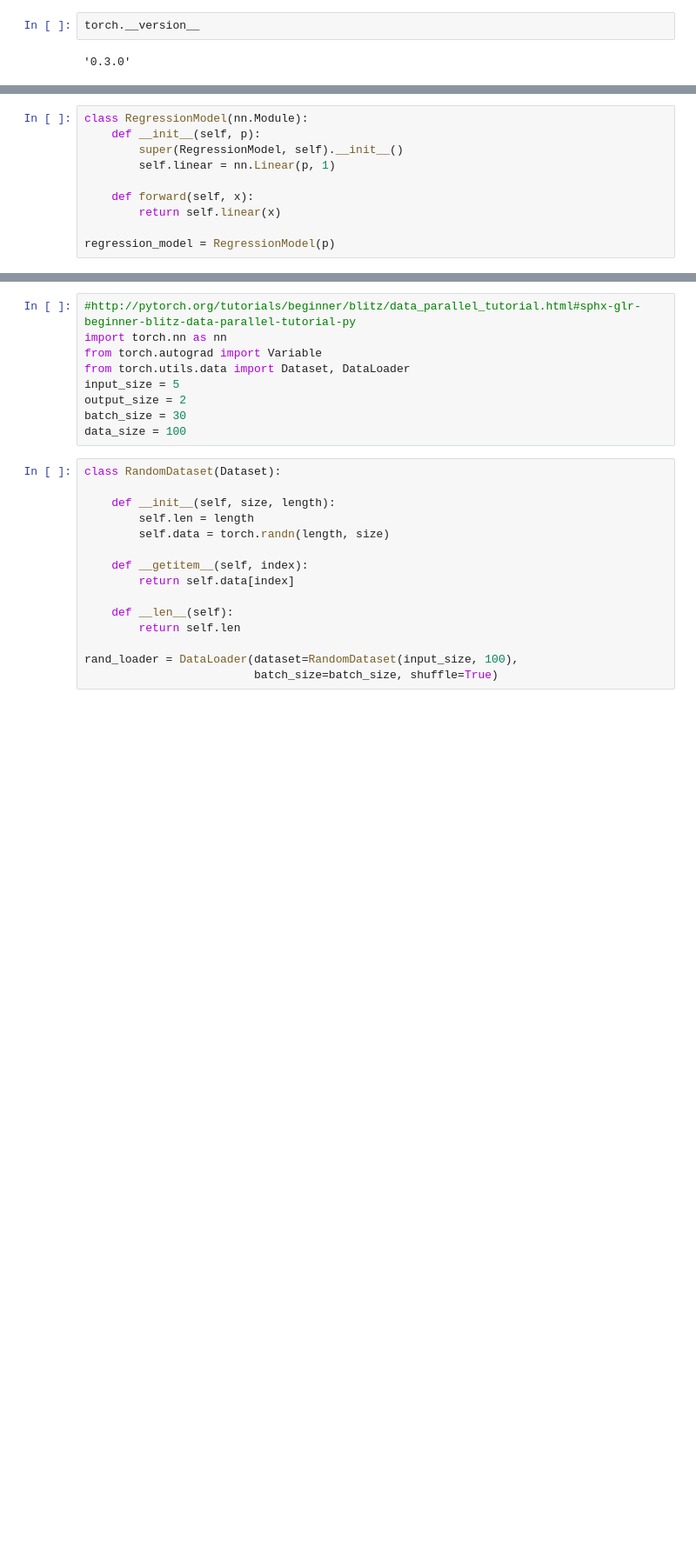
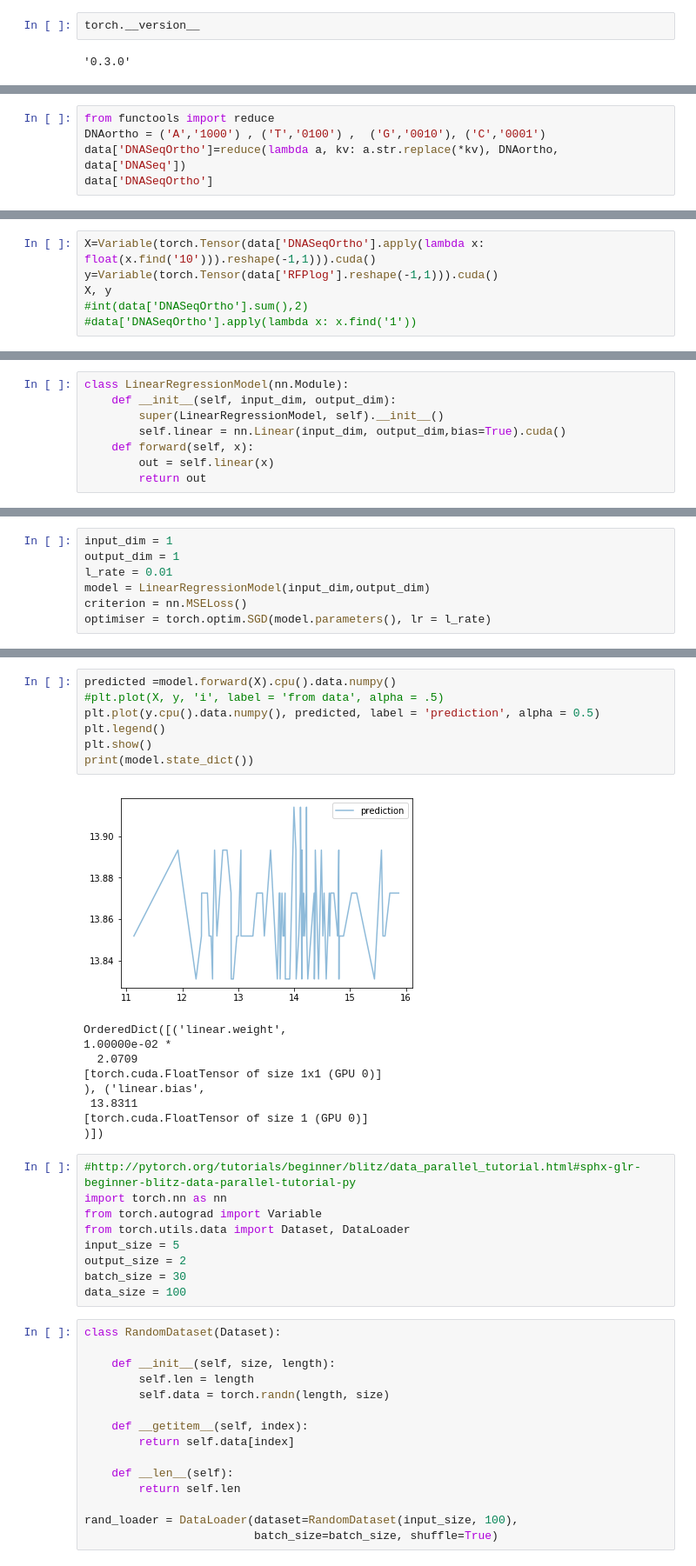
Before and after one commit to animesh/notebooks, a Jupyter notebook: controlUTRexpression.ipynb, the cells around one changed output, grey strips where cells are left out. Shown at 87% size. Cells and saved outputs as stored; diff of their text form; blank space fills up the shorter version.

```diff
--- a/controlUTRexpression.ipynb
+++ b/controlUTRexpression.ipynb
@@ -100,0 +77,5 @@ def build_linear_dataset(N, noise_std=0.1):
+# %%
+from functools import reduce
+DNAortho = ('A','1000') , ('T','0100') ,  ('G','0010'), ('C','0001')
+data['DNASeqOrtho']=reduce(lambda a, kv: a.str.replace(*kv), DNAortho, data['DNASeq'])
+data['DNASeqOrtho']
@@ -100,0 +100,6 @@ def build_linear_dataset(N, noise_std=0.1):
+# %%
+X=Variable(torch.Tensor(data['DNASeqOrtho'].apply(lambda x: float(x.find('10'))).reshape(-1,1))).cuda()
+y=Variable(torch.Tensor(data['RFPlog'].reshape(-1,1))).cuda()
+X, y
+#int(data['DNASeqOrtho'].sum(),2)
+#data['DNASeqOrtho'].apply(lambda x: x.find('1'))
@@ -101,10 +124,8 @@ def build_linear_dataset(N, noise_std=0.1):
 # %%
-class RegressionModel(nn.Module):
-    def __init__(self, p):
-        super(RegressionModel, self).__init__()
-        self.linear = nn.Linear(p, 1)
-
+class LinearRegressionModel(nn.Module):
+    def __init__(self, input_dim, output_dim):
+        super(LinearRegressionModel, self).__init__()
+        self.linear = nn.Linear(input_dim, output_dim,bias=True).cuda()
     def forward(self, x):
-        return self.linear(x)
-
-regression_model = RegressionModel(p)
+        out = self.linear(x)
+        return out
@@ -153,0 +132,7 @@ linear.bias: 1.073
+# %%
+input_dim = 1
+output_dim = 1
+l_rate = 0.01
+model = LinearRegressionModel(input_dim,output_dim)
+criterion = nn.MSELoss()
+optimiser = torch.optim.SGD(model.parameters(), lr = l_rate)
@@ -154,3 +167,20 @@ linear.bias: 1.073
+# %%
+predicted =model.forward(X).cpu().data.numpy()
+#plt.plot(X, y, 'i', label = 'from data', alpha = .5)
+plt.plot(y.cpu().data.numpy(), predicted, label = 'prediction', alpha = 0.5)
+plt.legend()
+plt.show()
+print(model.state_dict())
+# %% [output]
+[figure, added]
+OrderedDict([('linear.weight',
+1.00000e-02 *
+  2.0709
+[torch.cuda.FloatTensor of size 1x1 (GPU 0)]
+), ('linear.bias',
+ 13.8311
+[torch.cuda.FloatTensor of size 1 (GPU 0)]
+)])
 # %%
 #http://pytorch.org/tutorials/beginner/blitz/data_parallel_tutorial.html#sphx-glr-beginner-blitz-data-parallel-tutorial-py
 import torch.nn as nn
```
Also changed, not shown: parts of 17 cells of this notebook.
